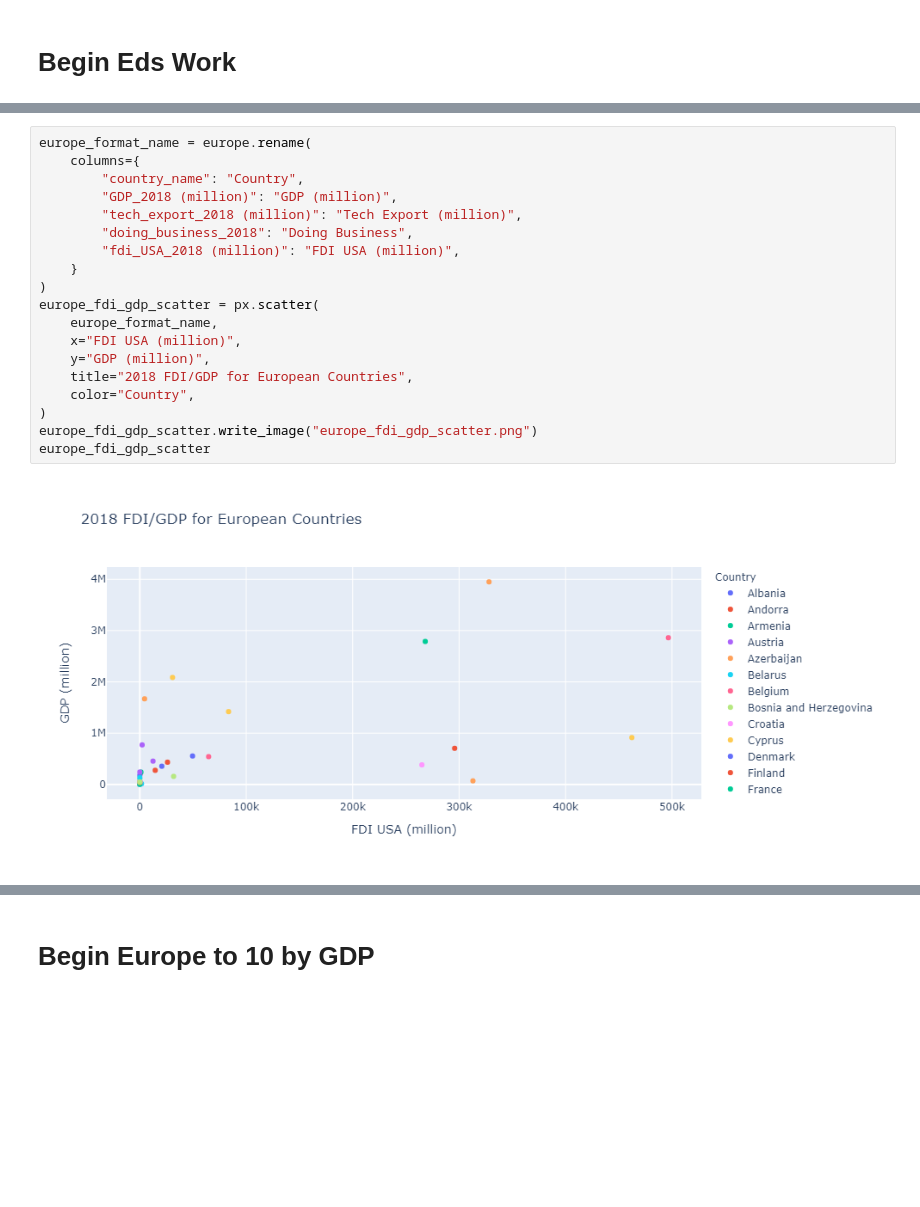
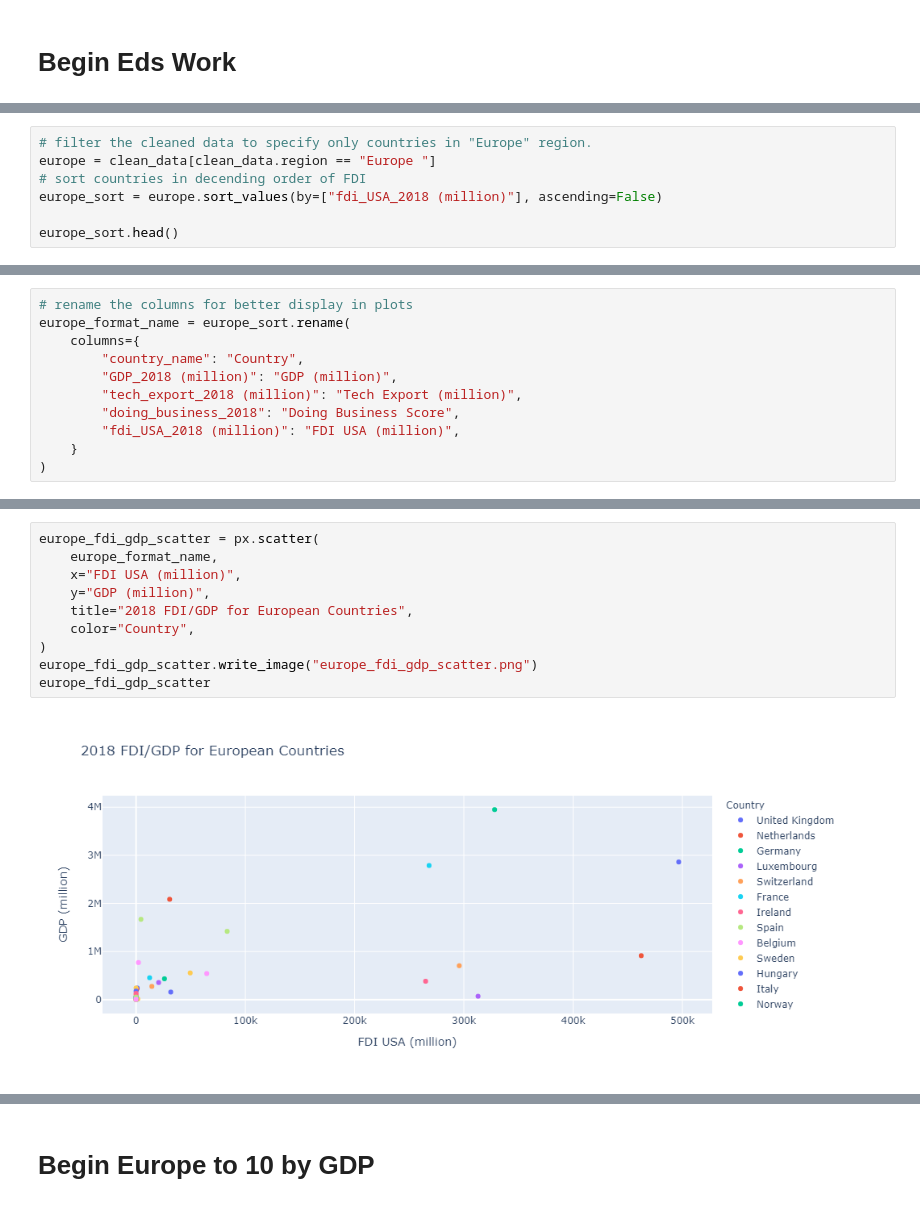
Before and after one commit to sabrinasaleh/Data_Munging_Plotting, a Jupyter notebook: europe/main-ed.ipynb, the cells around one changed output, grey strips where cells are left out. Saved outputs shown, nothing was run; the diff lists cells and outputs as text; blank space fills up the shorter version.

```diff
--- a/europe/main-ed.ipynb
+++ b/europe/main-ed.ipynb
@@ -257,0 +249,7 @@ europe.head()
+# %%
+# filter the cleaned data to specify only countries in "Europe" region.
+europe = clean_data[clean_data.region == "Europe "]
+# sort countries in decending order of FDI
+europe_sort = europe.sort_values(by=["fdi_USA_2018 (million)"], ascending=False)
+
+europe_sort.head()
@@ -257,0 +263,11 @@ europe.head()
+# %%
+# rename the columns for better display in plots
+europe_format_name = europe_sort.rename(
+    columns={
+        "country_name": "Country",
+        "GDP_2018 (million)": "GDP (million)",
+        "tech_export_2018 (million)": "Tech Export (million)",
+        "doing_business_2018": "Doing Business Score",
+        "fdi_USA_2018 (million)": "FDI USA (million)",
+    }
+)
@@ -258,24 +287,15 @@ europe.head()
 # %%
-europe_format_name = europe.rename(
-    columns={
-        "country_name": "Country",
-        "GDP_2018 (million)": "GDP (million)",
-        "tech_export_2018 (million)": "Tech Export (million)",
-        "doing_business_2018": "Doing Business",
-        "fdi_USA_2018 (million)": "FDI USA (million)",
-    }
-)
 europe_fdi_gdp_scatter = px.scatter(
     europe_format_name,
     x="FDI USA (million)",
     y="GDP (million)",
     title="2018 FDI/GDP for European Countries",
     color="Country",
 )
 europe_fdi_gdp_scatter.write_image("europe_fdi_gdp_scatter.png")
 europe_fdi_gdp_scatter
 # %% [output]
-[figure, old version]
+[figure, new version]
 # %%
 europe_fdi_gdp_db_3d = px.scatter_3d(
     europe_format_name,
```
Also changed, not shown: parts of 9 cells of this notebook, 6 other files.
